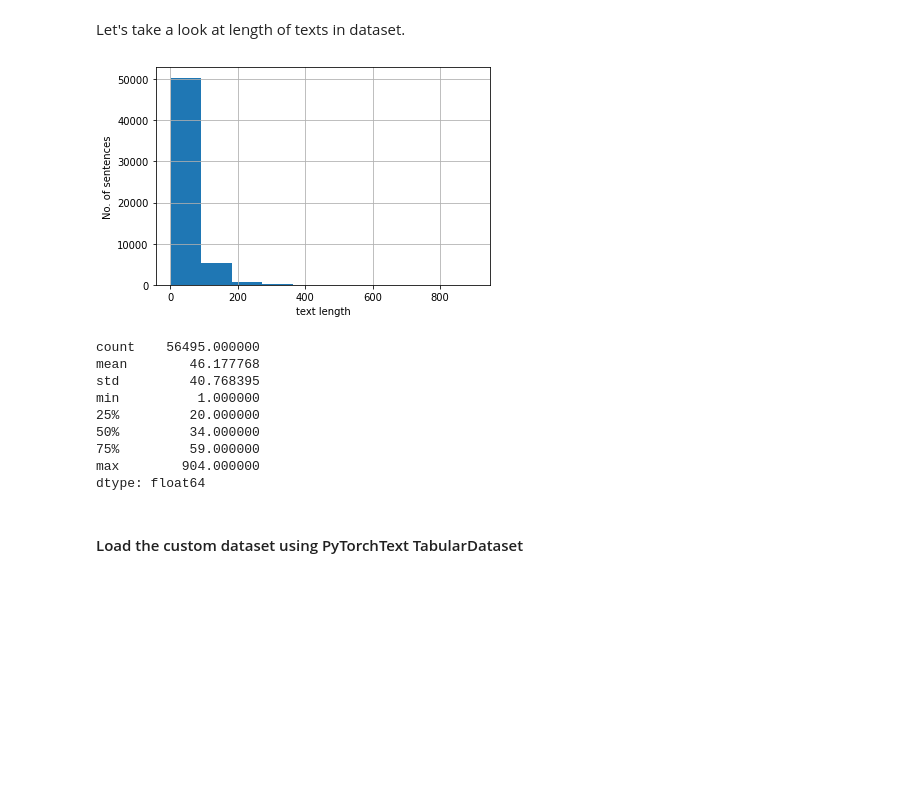
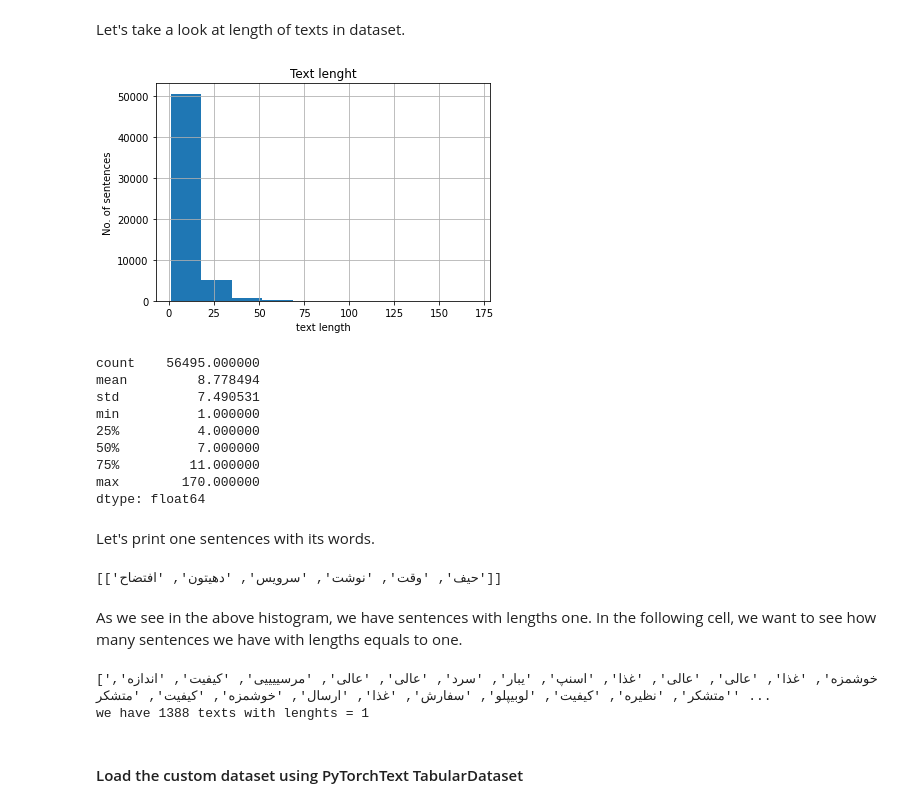
Before and after one commit to ZahraDehghani99/AI-Internship, a Jupyter notebook: Phase05_NLP_With_Neural_Networks/Sentiment_Analysis.ipynb, the cells around one changed output. Saved outputs shown, nothing was run; the diff lists cells and outputs as text; code cells hidden in the pictures; blank space fills up the shorter version.

```diff
--- a/Phase05_NLP_With_Neural_Networks/Sentiment_Analysis.ipynb
+++ b/Phase05_NLP_With_Neural_Networks/Sentiment_Analysis.ipynb
@@ -934,23 +934,43 @@ snapp_test = pd.read_pickle(r'/content/drive/MyDrive/AI-Internship/SnappFood_Fin
 # %% [markdown]
 Let's take a look at length of texts in dataset.
 # %%
-text_len = [len(i) for i in snapp_train.preprocessing_text.values]
+text_len = [len(i.split()) for i in snapp_train.preprocessing_text.values]
 pd.Series(text_len).hist()
+plt.title('Text lenght')
 plt.xlabel('text length')
 plt.ylabel('No. of sentences')
 plt.show()
 pd.Series(text_len).describe()
 # %% [output]
-[figure, old version]
+[figure, new version]
 count    56495.000000
-mean        46.177768
-std         40.768395
+mean         8.778494
+std          7.490531
 min          1.000000
-25%         20.000000
-50%         34.000000
-75%         59.000000
-max        904.000000
+25%          4.000000
+50%          7.000000
+75%         11.000000
+max        170.000000
 dtype: float64
+# %% [markdown]
+Let's print one sentences with its words.
+# %%
+[(i.split()) for i in snapp_train.preprocessing_text.values[:1]]
+# %% [output]
+[['حیف', 'وقت', 'نوشت', 'سرویس', 'دهیتون', 'افتضاح']]
+# %% [markdown]
+As we see in the above histogram, we have sentences with lengths one. In the following cell, we want to see how many sentences we have with lengths equals to one.
+# %%
+len_one = []
+for i in snapp_train.preprocessing_text.values:
+  if len(i.split())==1:
+    len_one.append(i)
+
+print(len_one)
+print(f'we have {len(len_one)} texts with lenghts = 1')
+# %% [output]
+['خوشمزه', 'غذا', 'عالی', 'عالی', 'غذا', 'اسنپ', 'یبار', 'سرد', 'عالی', 'عالی', 'مرسییییی', 'کیفیت', 'اندازه', 'متشکر', 'نظیره', 'کیفیت', 'لوبیپلو', 'سفارش', 'غذا', 'ارسال', 'خوشمزه', 'کیفیت', 'متشکر' ...
+we have 1388 texts with lenghts = 1
 # %% [markdown]
 #### Load the custom dataset using PyTorchText TabularDataset
 # %%
```
Also changed, not shown: parts of 17 cells of this notebook.
